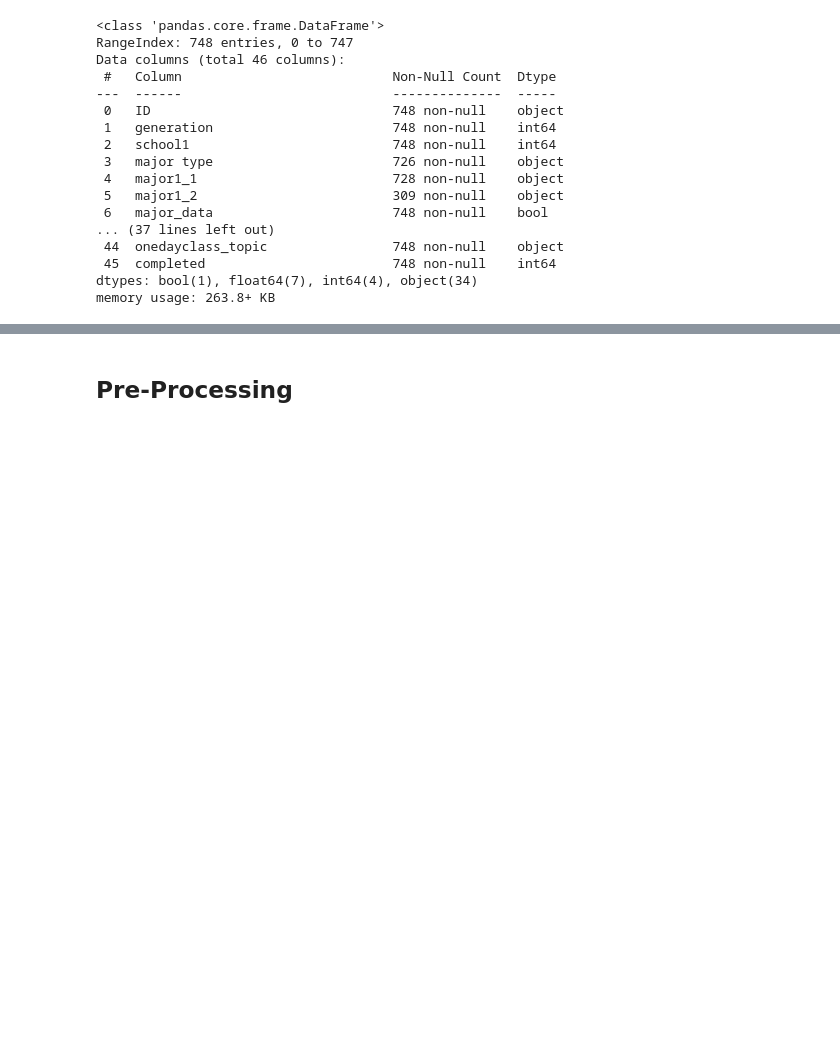
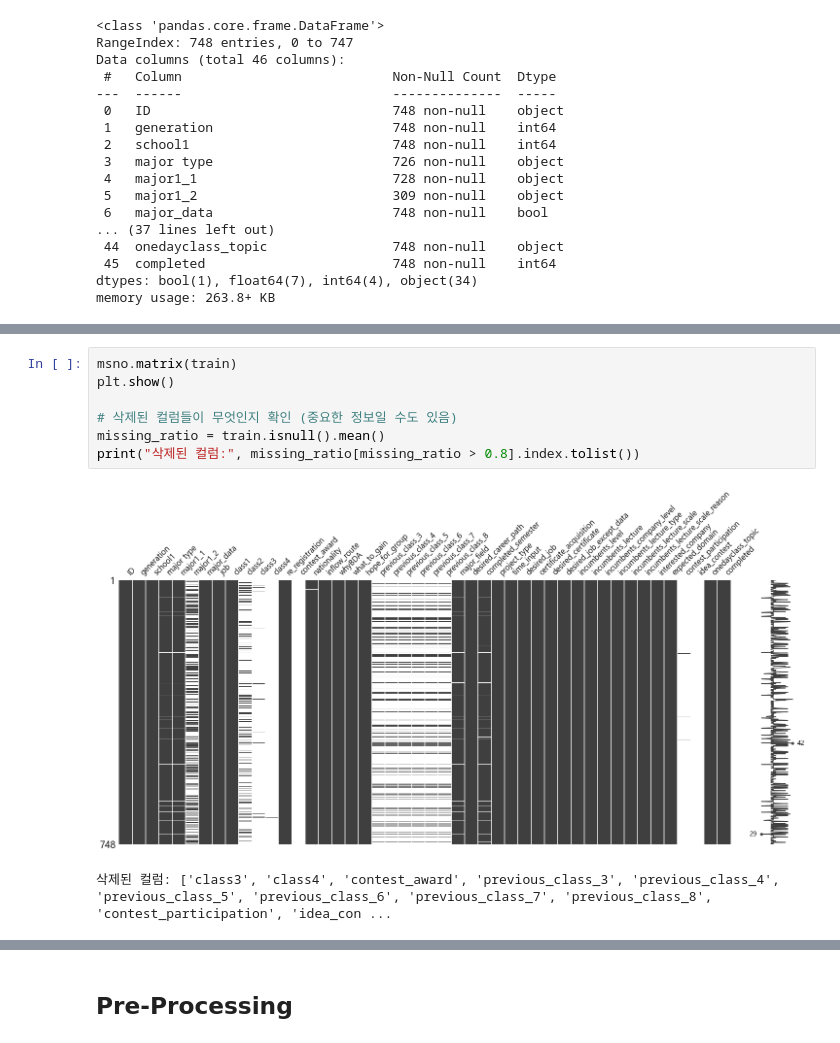
Before and after one commit to g1fted13/DACON_BDA_2nd, a Jupyter notebook: open/baseline.ipynb, the cells around one changed output, grey strips where cells are left out. Drawn from its saved outputs; the diff is of its cells as text; blank space fills up the shorter version.

```diff
--- a/open/baseline.ipynb
+++ b/open/baseline.ipynb
@@ -46,0 +84,10 @@ memory usage: 263.8+ KB
+# %%
+msno.matrix(train)
+plt.show()
+
+# 삭제된 컬럼들이 무엇인지 확인 (중요한 정보일 수도 있음)
+missing_ratio = train.isnull().mean()
+print("삭제된 컬럼:", missing_ratio[missing_ratio > 0.8].index.tolist())
+# %% [output]
+[figure, added]
+삭제된 컬럼: ['class3', 'class4', 'contest_award', 'previous_class_3', 'previous_class_4', 'previous_class_5', 'previous_class_6', 'previous_class_7', 'previous_class_8', 'contest_participation', 'idea_con ...
```
Also changed, not shown: parts of 17 cells of this notebook.
